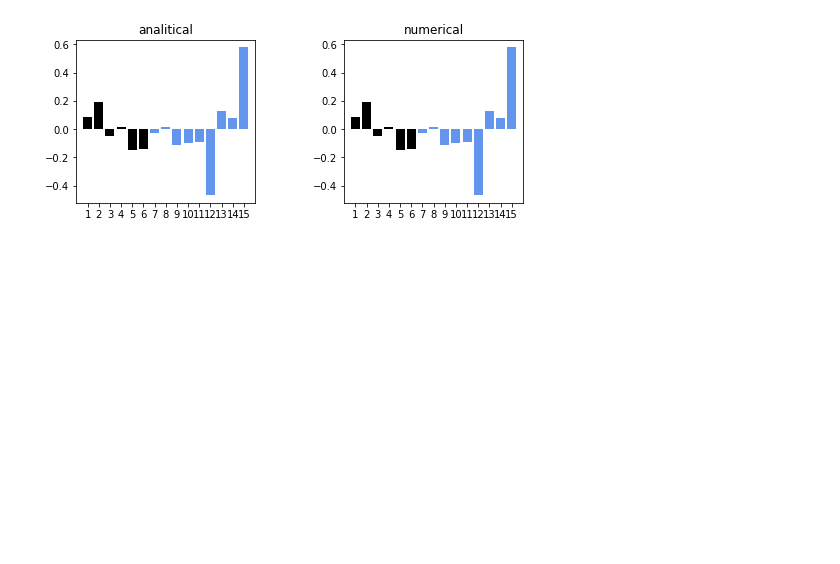
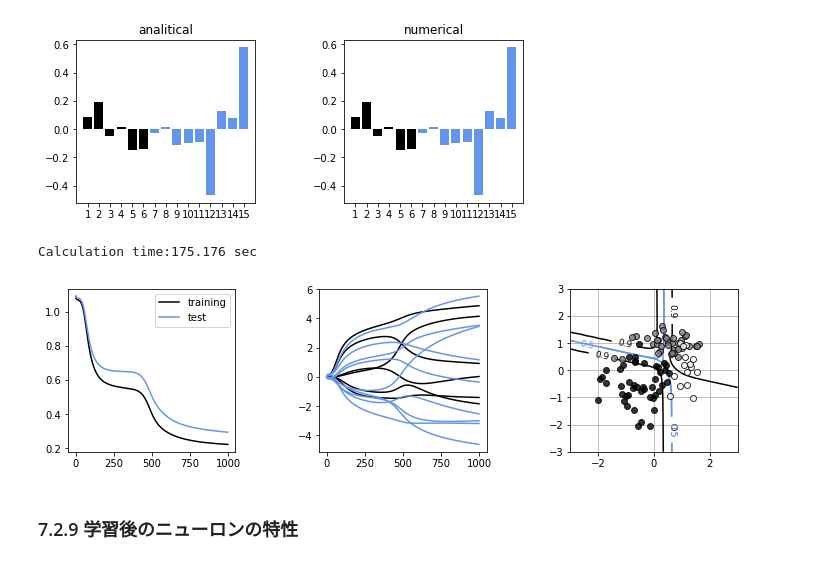
Before and after one commit to okmokm422/TIL, a Jupyter notebook: ML/New_ml/Chapter7 ニューラルネットワーク・ディープラーニング.ipynb, the cells around one changed output. Drawn from its saved outputs; the diff is of its cells as text; code cells hidden in the pictures; blank space fills up the shorter version.

```diff
--- a/ML/New_ml/Chapter7 ニューラルネットワーク・ディープラーニング.ipynb
+++ b/ML/New_ml/Chapter7 ニューラルネットワーク・ディープラーニング.ipynb
@@ -387,0 +401,40 @@ numerical dWV
+# %%
+stratTime = time.time()
+M = 2
+K = 3
+np.random.seed(1)
+WV_init = np.random.normal(0, 0.01, M * 3 + K * (M + 1))
+N_step = 1000
+alpha = 0.5
+
+WV, WV_hist, Err_train, Err_test = Fit_FNN(WV_init, M, K, X_train, T_train, X_test, T_test, N_step, alpha)
+calculation_time = time.time() - startTime
+print('Calculation time:{0:.3f} sec'.format(calculation_time))
+# %% [output]
+Calculation time:175.176 sec
+# %%
+plt.figure(1, figsize=(12, 3))
+plt.subplots_adjust(wspace=0.5)
+
+# 学習誤差の表示
+plt.subplot(1, 3, 1)
+plt.plot(Err_train, 'black', label='training')
+plt.plot(Err_test, 'cornflowerblue', label='test')
+plt.legend()
+
+# 重みの時間発展の表示
+plt.subplot(1, 3, 2)
+plt.plot(WV_hist[:, :M * 3], 'black')
+plt.plot(WV_hist[:, M * 3:], 'cornflowerblue')
+
+# 境界線の表示
+plt.subplot(1, 3, 3)
+Show_data(X_test, T_test)
+M = 2
+K = 3
+show_FNN(WV, M, K)
+plt.show()
+# %% [output]
+[figure, added]
+# %% [markdown]
+### 7.2.9 学習後のニューロンの特性
```
Also changed, not shown: parts of 15 cells of this notebook.
